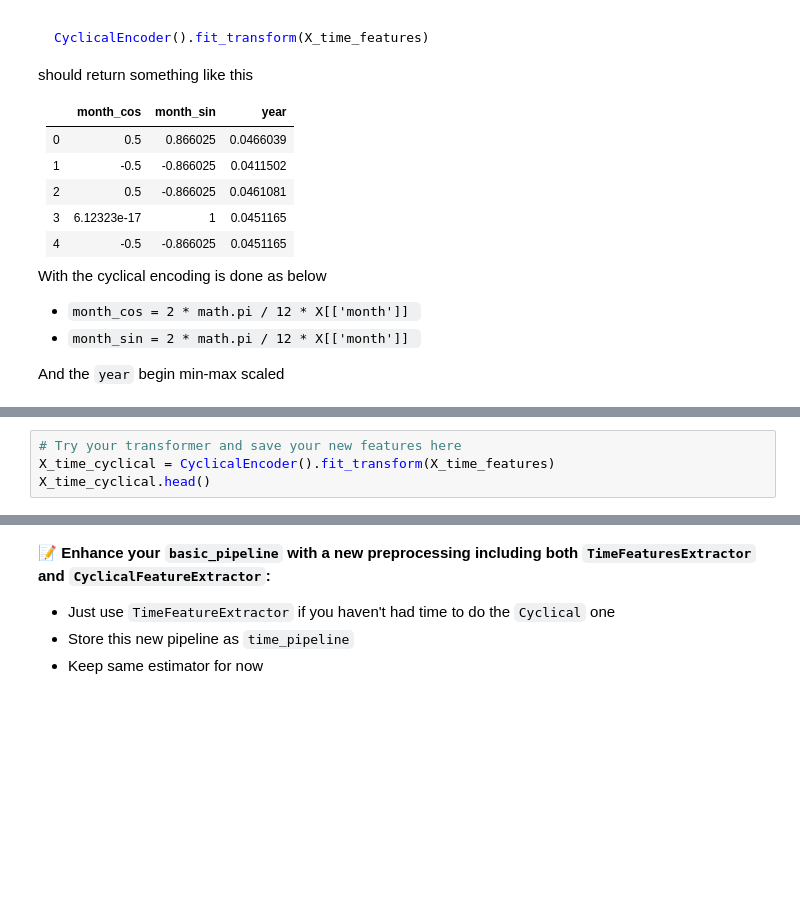
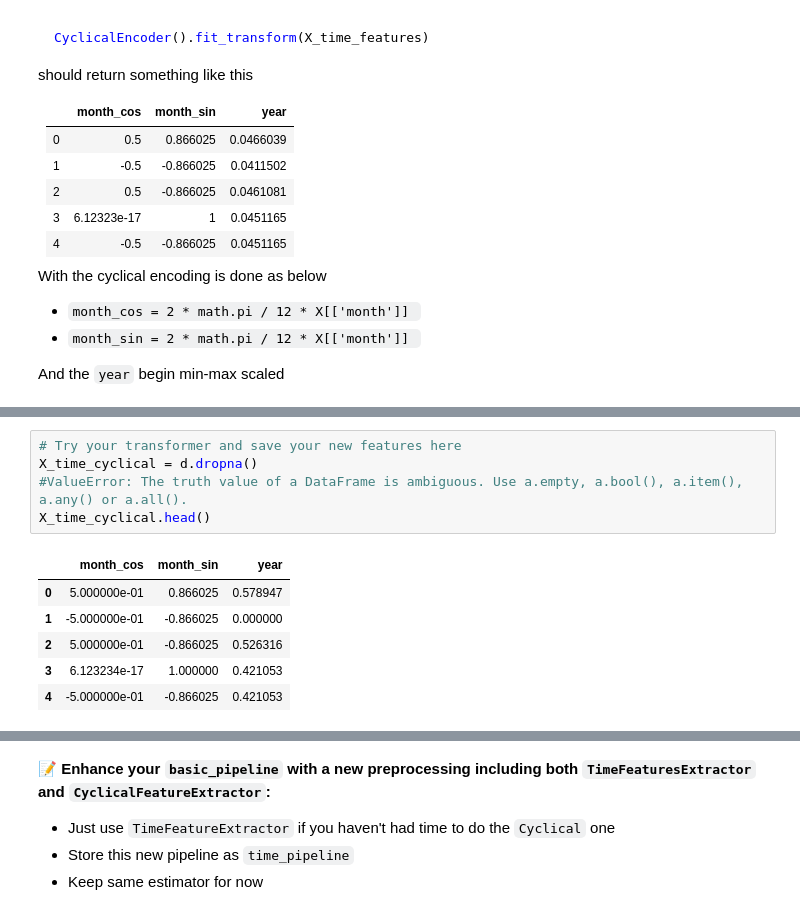
Before and after one commit to alexisgourdol/data-certification-exam, a Jupyter notebook: machine_learning/TV_popularity_predictor.ipynb, the cells around one changed output, grey strips where cells are left out. Cells and saved outputs as stored; diff of their text form; blank space fills up the shorter version.

```diff
--- a/machine_learning/TV_popularity_predictor.ipynb
+++ b/machine_learning/TV_popularity_predictor.ipynb
@@ -548,7 +591,15 @@ class CyclicalEncoder(BaseEstimator, TransformerMixin):
 # %%
 # Try your transformer and save your new features here
-X_time_cyclical = CyclicalEncoder().fit_transform(X_time_features)
+X_time_cyclical = d.dropna()
+#ValueError: The truth value of a DataFrame is ambiguous. Use a.empty, a.bool(), a.item(), a.any() or a.all().
 X_time_cyclical.head()
+# %% [output]
+|  | month_cos | month_sin | year |
+| 0 | 5.000000e-01 | 0.866025 | 0.578947 |
+| 1 | -5.000000e-01 | -0.866025 | 0.000000 |
+| 2 | 5.000000e-01 | -0.866025 | 0.526316 |
+| 3 | 6.123234e-17 | 1.000000 | 0.421053 |
+| 4 | -5.000000e-01 | -0.866025 | 0.421053 |
 # %%
 # Check that this form a circle with 12 points
 plt.scatter(X_time_cyclical['month_cos'],
```
Also changed, not shown: parts of 18 cells of this notebook, 2 other files.
